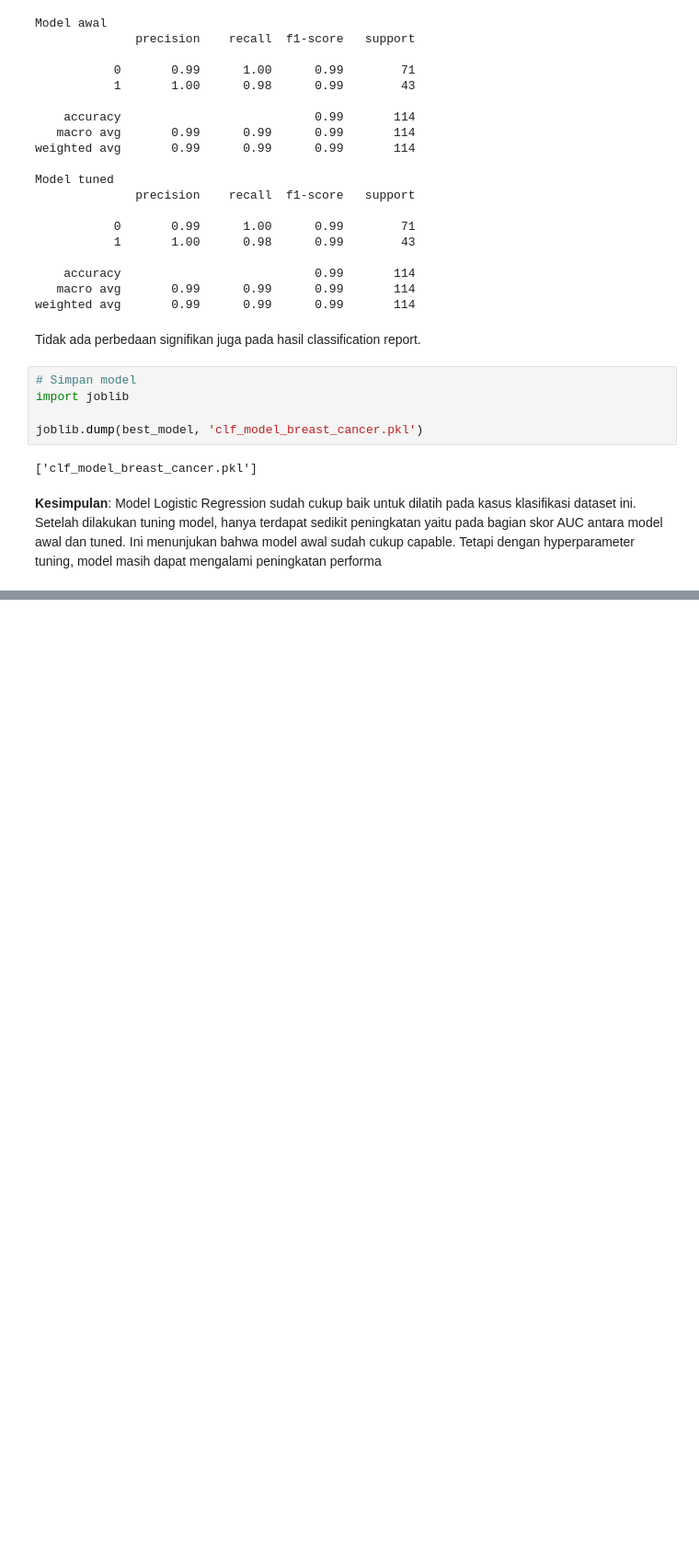
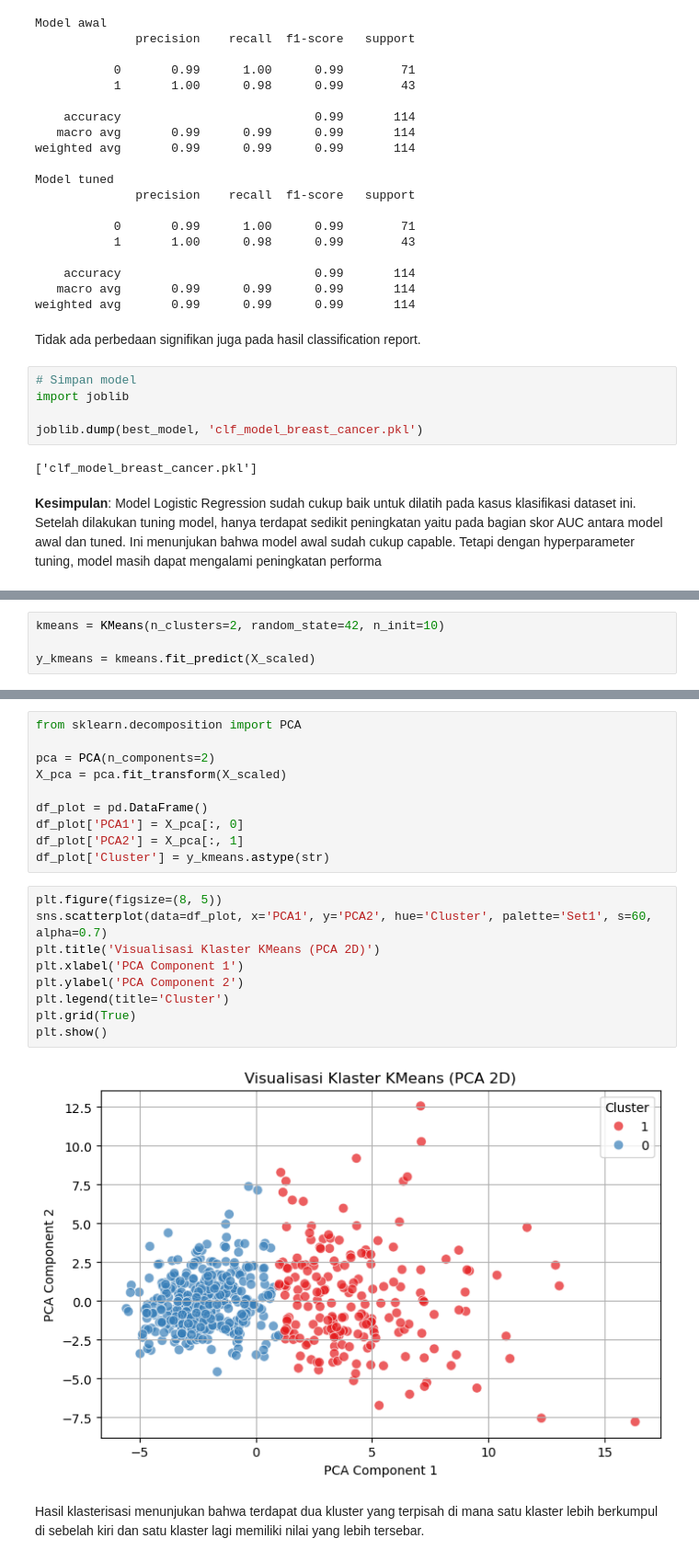
Before and after one commit to itsqal/analisa-tumor-klasifikasi-clustering, a Jupyter notebook: Analisis Prediktif dan Segmentasi Data Kanker Payudara.ipynb, the cells around one changed output, grey strips where cells are left out. Shown at 92% size. Cells and saved outputs as stored; diff of their text form; blank space fills up the shorter version.

```diff
--- a/Analisis Prediktif dan Segmentasi Data Kanker Payudara.ipynb
+++ b/Analisis Prediktif dan Segmentasi Data Kanker Payudara.ipynb
@@ -660,0 +698,4 @@ joblib.dump(best_model, 'clf_model_breast_cancer.pkl')
+# %%
+kmeans = KMeans(n_clusters=2, random_state=42, n_init=10)
+
+y_kmeans = kmeans.fit_predict(X_scaled)
@@ -660,0 +704,23 @@ joblib.dump(best_model, 'clf_model_breast_cancer.pkl')
+# %%
+from sklearn.decomposition import PCA
+
+pca = PCA(n_components=2)
+X_pca = pca.fit_transform(X_scaled)
+
+df_plot = pd.DataFrame()
+df_plot['PCA1'] = X_pca[:, 0]
+df_plot['PCA2'] = X_pca[:, 1]
+df_plot['Cluster'] = y_kmeans.astype(str)
+# %%
+plt.figure(figsize=(8, 5))
+sns.scatterplot(data=df_plot, x='PCA1', y='PCA2', hue='Cluster', palette='Set1', s=60, alpha=0.7)
+plt.title('Visualisasi Klaster KMeans (PCA 2D)')
+plt.xlabel('PCA Component 1')
+plt.ylabel('PCA Component 2')
+plt.legend(title='Cluster')
+plt.grid(True)
+plt.show()
+# %% [output]
+[figure, added]
+# %% [markdown]
+Hasil klasterisasi menunjukan bahwa terdapat dua kluster yang terpisah di mana satu klaster lebih berkumpul di sebelah kiri dan satu klaster lagi memiliki nilai yang lebih tersebar.
```
Also changed, not shown: parts of 33 cells of this notebook.
